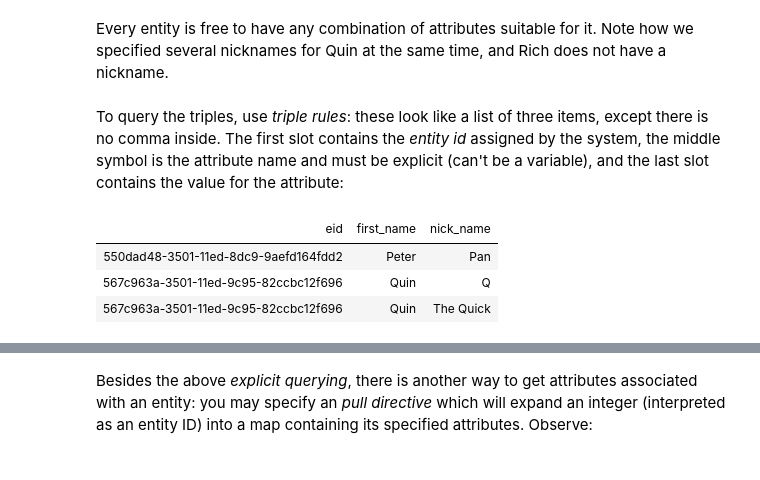
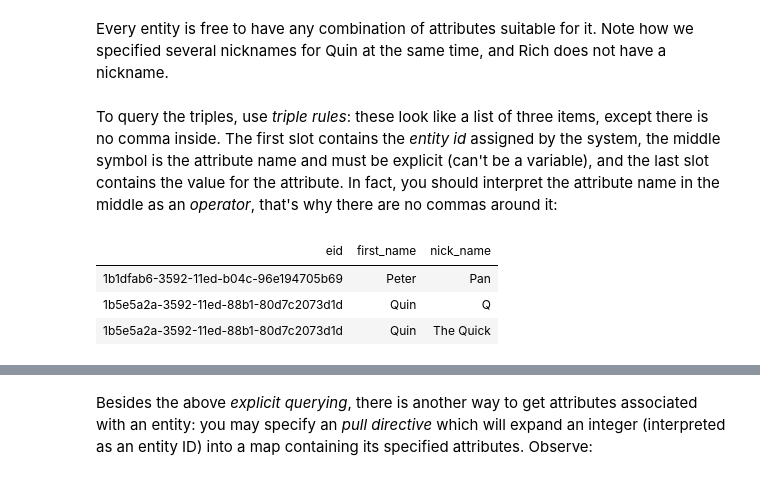
Before and after one commit to cozodb/cozo, a Jupyter notebook: tutorial/2-pilgrim.ipynb, the cells around one changed output, grey strips where cells are left out. Cells and saved outputs as stored; diff of their text form; code cells hidden in the pictures.

```diff
--- a/tutorial/2-pilgrim.ipynb
+++ b/tutorial/2-pilgrim.ipynb
@@ -353,11 +187,12 @@ Took 4ms
 # %% [markdown]
 Every entity is free to have any combination of attributes suitable for it. Note how we specified several nicknames for Quin at the same time, and Rich does not have a nickname.
 # %% [markdown]
-To query the triples, use _triple rules_: these look like a list of three items, except there is no comma inside. The first slot contains the _entity id_ assigned by the system, the middle symbol is the attribute name and must be explicit (can't be a variable), and the last slot contains the value for the attribute:
+To query the triples, use _triple rules_: these look like a list of three items, except there is no comma inside. The first slot contains the _entity id_ assigned by the system, the middle symbol is the attribute name and must be explicit (can't be a variable), and the last slot contains the value for the attribute. In fact, you should interpret the attribute name in the middle as an _operator_, that's why there are no commas around it:
 # %%
-?[eid, first_name, nick_name] := [eid person.nick_name nick_name], [eid person.first_name first_name]
+?[eid, first_name, nick_name] := [eid person.nick_name nick_name],
+                                 [eid person.first_name first_name]
 # %% [output]
 | eid | first_name | nick_name |
-| 550dad48-3501-11ed-8dc9-9aefd164fdd2 | Peter | Pan |
-| 567c963a-3501-11ed-9c95-82ccbc12f696 | Quin | Q |
-| 567c963a-3501-11ed-9c95-82ccbc12f696 | Quin | The Quick |
+| 1b1dfab6-3592-11ed-b04c-96e194705b69 | Peter | Pan |
+| 1b5e5a2a-3592-11ed-88b1-80d7c2073d1d | Quin | Q |
+| 1b5e5a2a-3592-11ed-88b1-80d7c2073d1d | Quin | The Quick |
```
Also changed, not shown: parts of 114 cells of this notebook, 5 other files.
